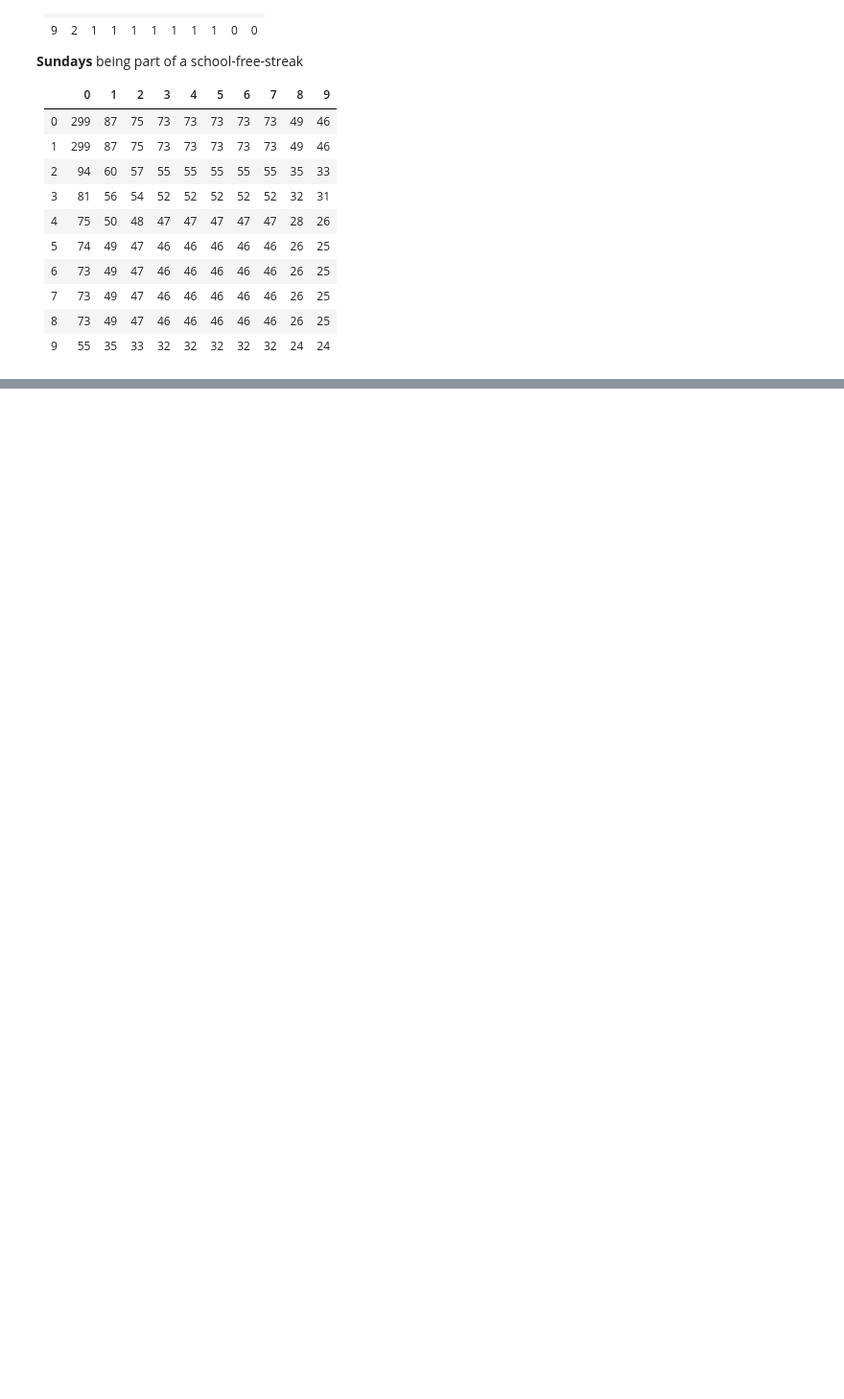
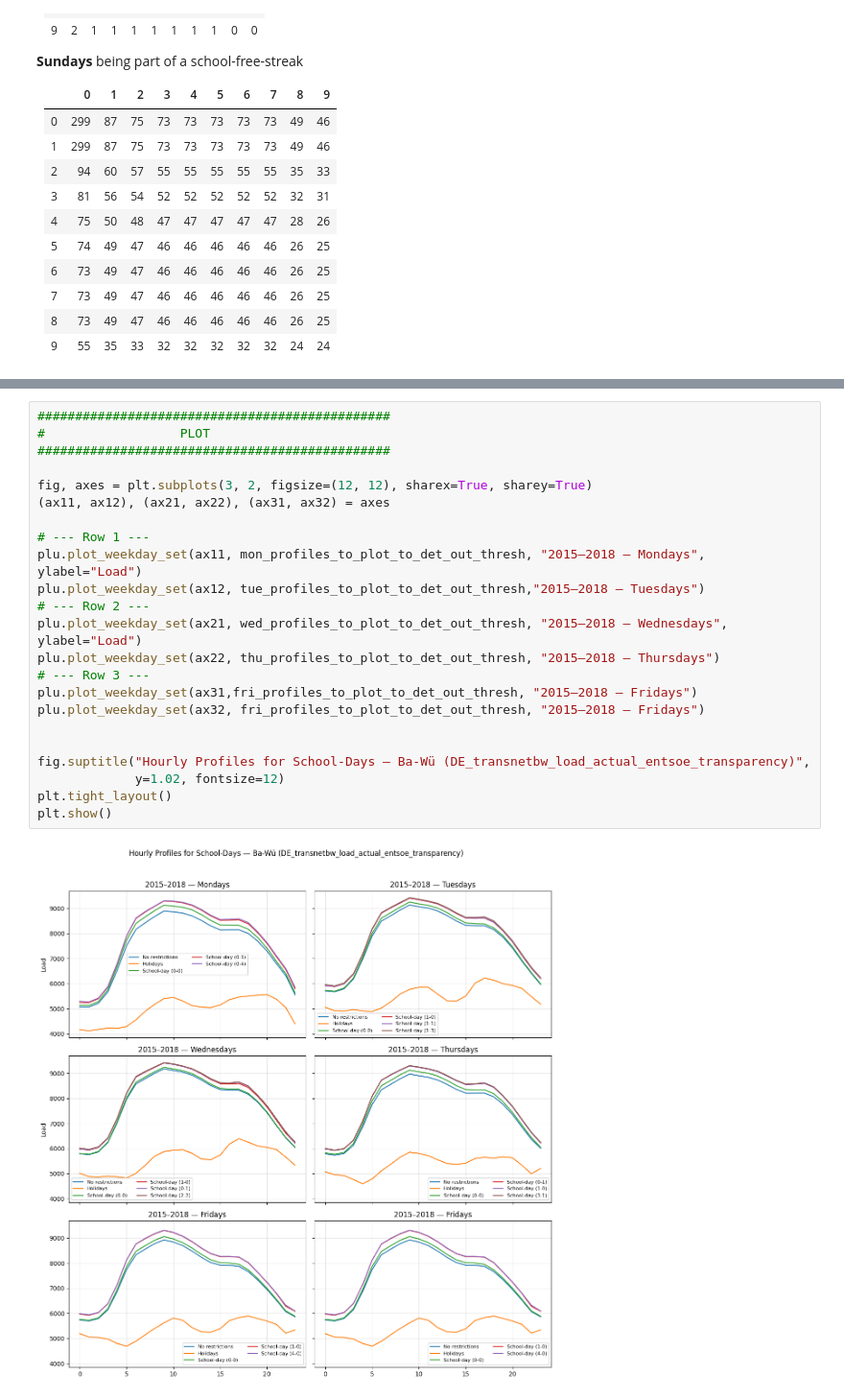
Before and after one commit to F-Skorz/electricity-demand-project, a Jupyter notebook: notebooks/04_EngineerHolidaynessFeature.ipynb, the cells around one changed output, grey strips where cells are left out. Shown at 96% size. Cells and saved outputs as stored; diff of their text form; blank space fills up the shorter version.

```diff
--- a/notebooks/04_EngineerHolidaynessFeature.ipynb
+++ b/notebooks/04_EngineerHolidaynessFeature.ipynb
@@ -1598,0 +1597,25 @@ School-freeness is not distributed randomly over the calendar, but tends to come
+# %%
+###############################################
+#                  PLOT
+###############################################
+
+fig, axes = plt.subplots(3, 2, figsize=(12, 12), sharex=True, sharey=True)
+(ax11, ax12), (ax21, ax22), (ax31, ax32) = axes
+
+# --- Row 1 ---
+plu.plot_weekday_set(ax11, mon_profiles_to_plot_to_det_out_thresh, "2015–2018 — Mondays", ylabel="Load")
+plu.plot_weekday_set(ax12, tue_profiles_to_plot_to_det_out_thresh,"2015–2018 — Tuesdays")
+# --- Row 2 ---
+plu.plot_weekday_set(ax21, wed_profiles_to_plot_to_det_out_thresh, "2015–2018 — Wednesdays", ylabel="Load")
+plu.plot_weekday_set(ax22, thu_profiles_to_plot_to_det_out_thresh, "2015–2018 — Thursdays")
+# --- Row 3 ---
+plu.plot_weekday_set(ax31,fri_profiles_to_plot_to_det_out_thresh, "2015–2018 — Fridays")
+plu.plot_weekday_set(ax32, fri_profiles_to_plot_to_det_out_thresh, "2015–2018 — Fridays")
+
+
+fig.suptitle("Hourly Profiles for School-Days — Ba-Wü (DE_transnetbw_load_actual_entsoe_transparency)",
+             y=1.02, fontsize=12)
+plt.tight_layout()
+plt.show()
+# %% [output]
+[figure, added]
```
Also changed, not shown: parts of 13 cells of this notebook.
